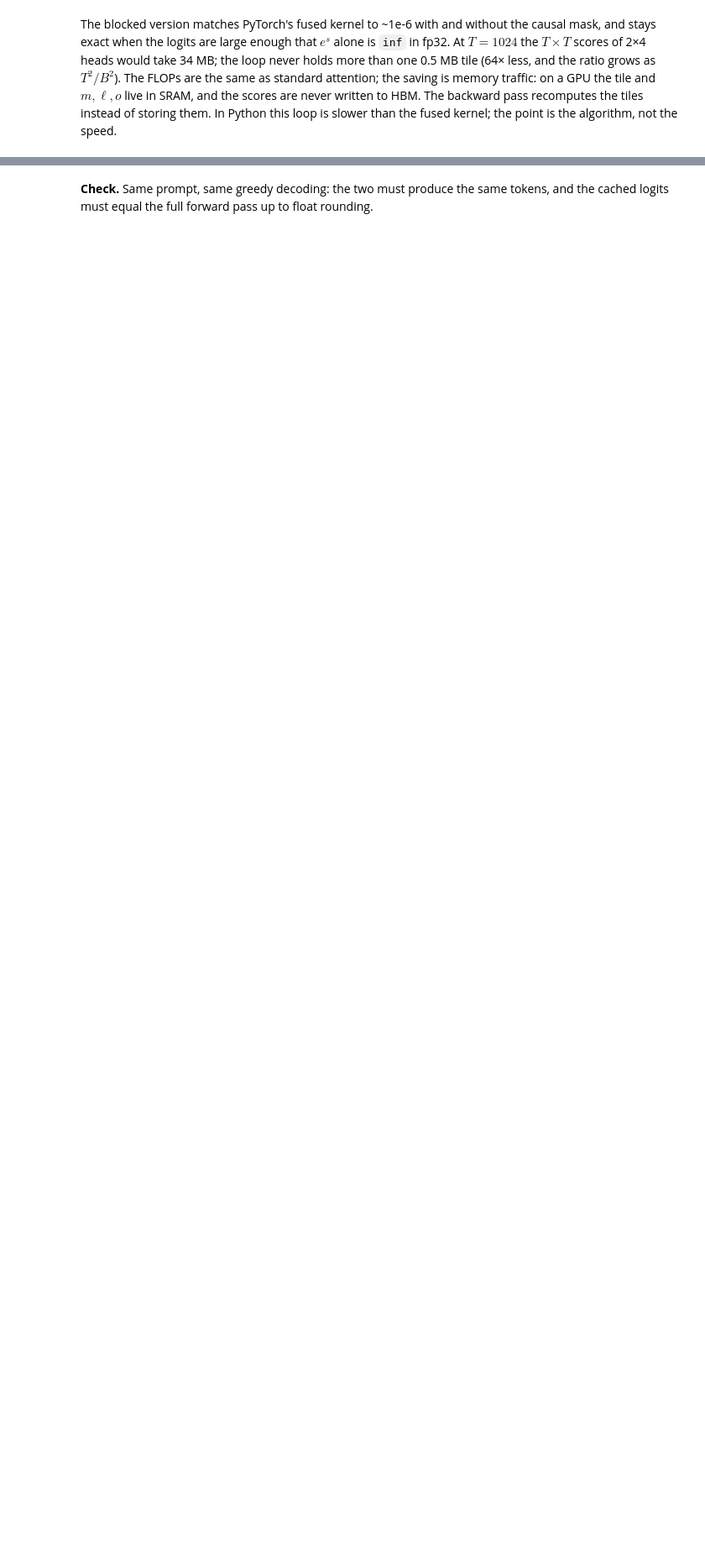
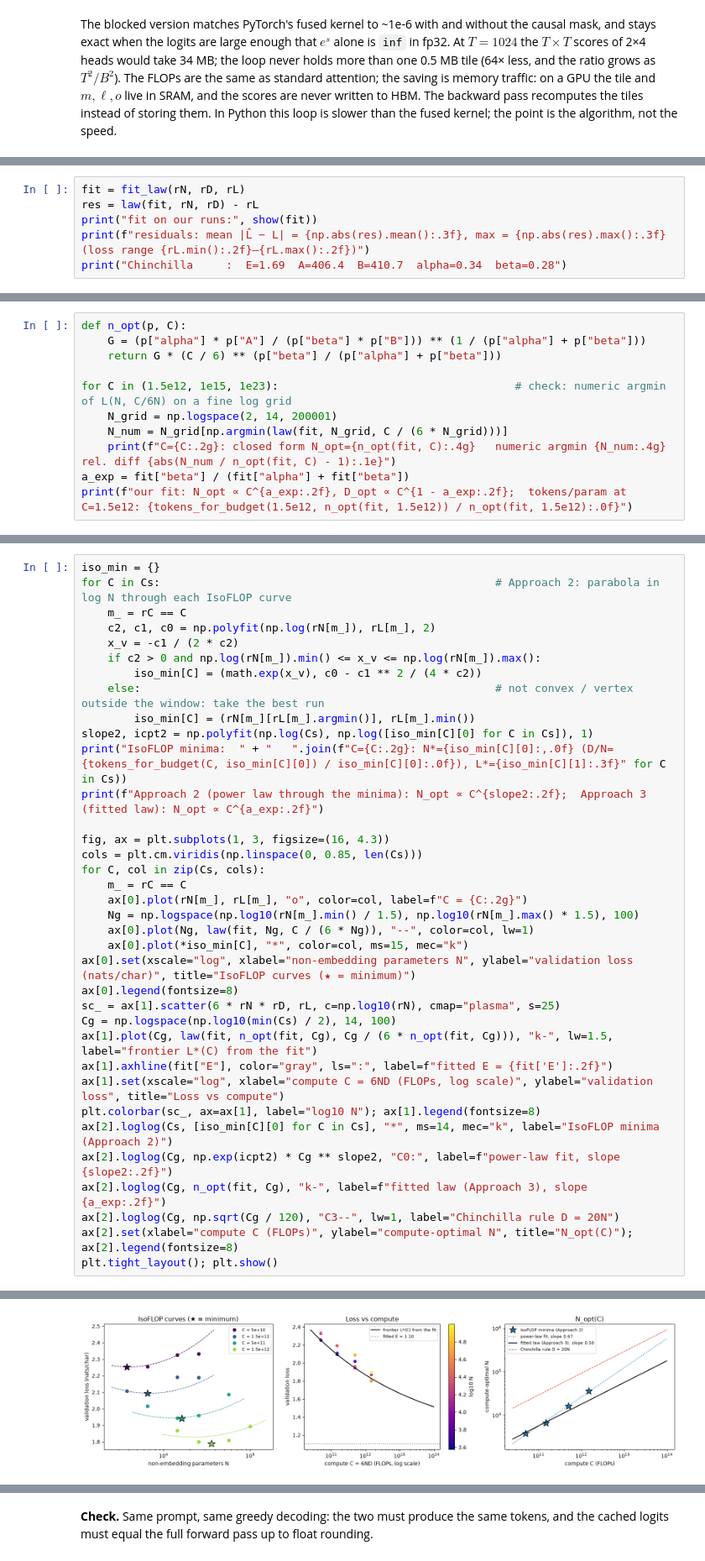
Before and after one commit to idansc/dl-course-2026, a Jupyter notebook: tutorials/solutions/T05_compute_efficiency.ipynb, the cells around one changed output, grey strips where cells are left out. Shown at 84% size. Drawn from its saved outputs; the diff is of its cells as text; blank space fills up the shorter version.

Commit message:
Week 5: scaling laws — T05 mini scaling study + Chinchilla fit, three scaling-law animations

```diff
--- a/tutorials/solutions/T05_compute_efficiency.ipynb
+++ b/tutorials/solutions/T05_compute_efficiency.ipynb
@@ -403,0 +548,6 @@ The blocked version matches PyTorch's fused kernel to ~1e-6 with and without the
+# %%
+fit = fit_law(rN, rD, rL)
+res = law(fit, rN, rD) - rL
+print("fit on our runs:", show(fit))
+print(f"residuals: mean |L̂ − L| = {np.abs(res).mean():.3f}, max = {np.abs(res).max():.3f}  (loss range {rL.min():.2f}–{rL.max():.2f})")
+print("Chinchilla     :  E=1.69  A=406.4  B=410.7  alpha=0.34  beta=0.28")
@@ -403,0 +564,11 @@ The blocked version matches PyTorch's fused kernel to ~1e-6 with and without the
+# %%
+def n_opt(p, C):
+    G = (p["alpha"] * p["A"] / (p["beta"] * p["B"])) ** (1 / (p["alpha"] + p["beta"]))
+    return G * (C / 6) ** (p["beta"] / (p["alpha"] + p["beta"]))
+
+for C in (1.5e12, 1e15, 1e23):                                    # check: numeric argmin of L(N, C/6N) on a fine log grid
+    N_grid = np.logspace(2, 14, 200001)
+    N_num = N_grid[np.argmin(law(fit, N_grid, C / (6 * N_grid)))]
+    print(f"C={C:.2g}: closed form N_opt={n_opt(fit, C):.4g}   numeric argmin {N_num:.4g}   rel. diff {abs(N_num / n_opt(fit, C) - 1):.1e}")
+a_exp = fit["beta"] / (fit["alpha"] + fit["beta"])
+print(f"our fit: N_opt ∝ C^{a_exp:.2f}, D_opt ∝ C^{1 - a_exp:.2f};  tokens/param at C=1.5e12: {tokens_for_budget(1.5e12, n_opt(fit, 1.5e12)) / n_opt(fit, 1.5e12):.0f}")
@@ -403,0 +582,37 @@ The blocked version matches PyTorch's fused kernel to ~1e-6 with and without the
+# %%
+iso_min = {}
+for C in Cs:                                                   # Approach 2: parabola in log N through each IsoFLOP curve
+    m_ = rC == C
+    c2, c1, c0 = np.polyfit(np.log(rN[m_]), rL[m_], 2)
+    x_v = -c1 / (2 * c2)
+    if c2 > 0 and np.log(rN[m_]).min() <= x_v <= np.log(rN[m_]).max():
+        iso_min[C] = (math.exp(x_v), c0 - c1 ** 2 / (4 * c2))
+    else:                                                      # not convex / vertex outside the window: take the best run
+        iso_min[C] = (rN[m_][rL[m_].argmin()], rL[m_].min())
+slope2, icpt2 = np.polyfit(np.log(Cs), np.log([iso_min[C][0] for C in Cs]), 1)
+print("IsoFLOP minima:  " + "   ".join(f"C={C:.2g}: N*={iso_min[C][0]:,.0f} (D/N={tokens_for_budget(C, iso_min[C][0]) / iso_min[C][0]:.0f}), L*={iso_min[C][1]:.3f}" for C in Cs))
+print(f"Approach 2 (power law through the minima): N_opt ∝ C^{slope2:.2f};  Approach 3 (fitted law): N_opt ∝ C^{a_exp:.2f}")
+
+fig, ax = plt.subplots(1, 3, figsize=(16, 4.3))
+cols = plt.cm.viridis(np.linspace(0, 0.85, len(Cs)))
+for C, col in zip(Cs, cols):
+    m_ = rC == C
+    ax[0].plot(rN[m_], rL[m_], "o", color=col, label=f"C = {C:.2g}")
+    Ng = np.logspace(np.log10(rN[m_].min() / 1.5), np.log10(rN[m_].max() * 1.5), 100)
+    ax[0].plot(Ng, law(fit, Ng, C / (6 * Ng)), "--", color=col, lw=1)
+    ax[0].plot(*iso_min[C], "*", color=col, ms=15, mec="k")
+ax[0].set(xscale="log", xlabel="non-embedding parameters N", ylabel="validation loss (nats/char)", title="IsoFLOP curves (★ = minimum)")
+ax[0].legend(fontsize=8)
+sc_ = ax[1].scatter(6 * rN * rD, rL, c=np.log10(rN), cmap="plasma", s=25)
+Cg = np.logspace(np.log10(min(Cs) / 2), 14, 100)
+ax[1].plot(Cg, law(fit, n_opt(fit, Cg), Cg / (6 * n_opt(fit, Cg))), "k-", lw=1.5, label="frontier L*(C) from the fit")
+ax[1].axhline(fit["E"], color="gray", ls=":", label=f"fitted E = {fit['E']:.2f}")
+ax[1].set(xscale="log", xlabel="compute C = 6ND (FLOPs, log scale)", ylabel="validation loss", title="Loss vs compute")
+plt.colorbar(sc_, ax=ax[1], label="log10 N"); ax[1].legend(fontsize=8)
+ax[2].loglog(Cs, [iso_min[C][0] for C in Cs], "*", ms=14, mec="k", label="IsoFLOP minima (Approach 2)")
+ax[2].loglog(Cg, np.exp(icpt2) * Cg ** slope2, "C0:", label=f"power-law fit, slope {slope2:.2f}")
+ax[2].loglog(Cg, n_opt(fit, Cg), "k-", label=f"fitted law (Approach 3), slope {a_exp:.2f}")
+ax[2].loglog(Cg, np.sqrt(Cg / 120), "C3--", lw=1, label="Chinchilla rule D = 20N")
+ax[2].set(xlabel="compute C (FLOPs)", ylabel="compute-optimal N", title="N_opt(C)"); ax[2].legend(fontsize=8)
+plt.tight_layout(); plt.show()
+# %% [output]
@@ -403,0 +621 @@ The blocked version matches PyTorch's fused kernel to ~1e-6 with and without the
+[figure, added]
```
Also changed, not shown: parts of 44 cells of this notebook, 12 other files.
